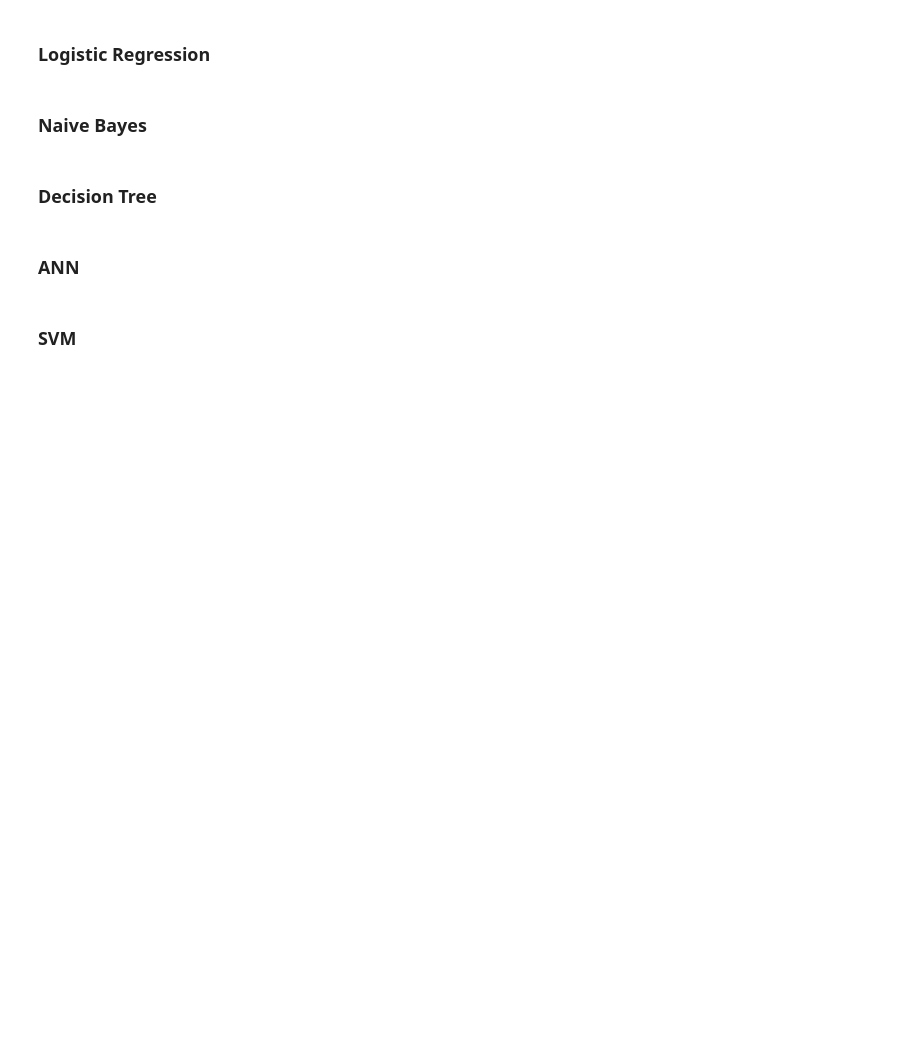
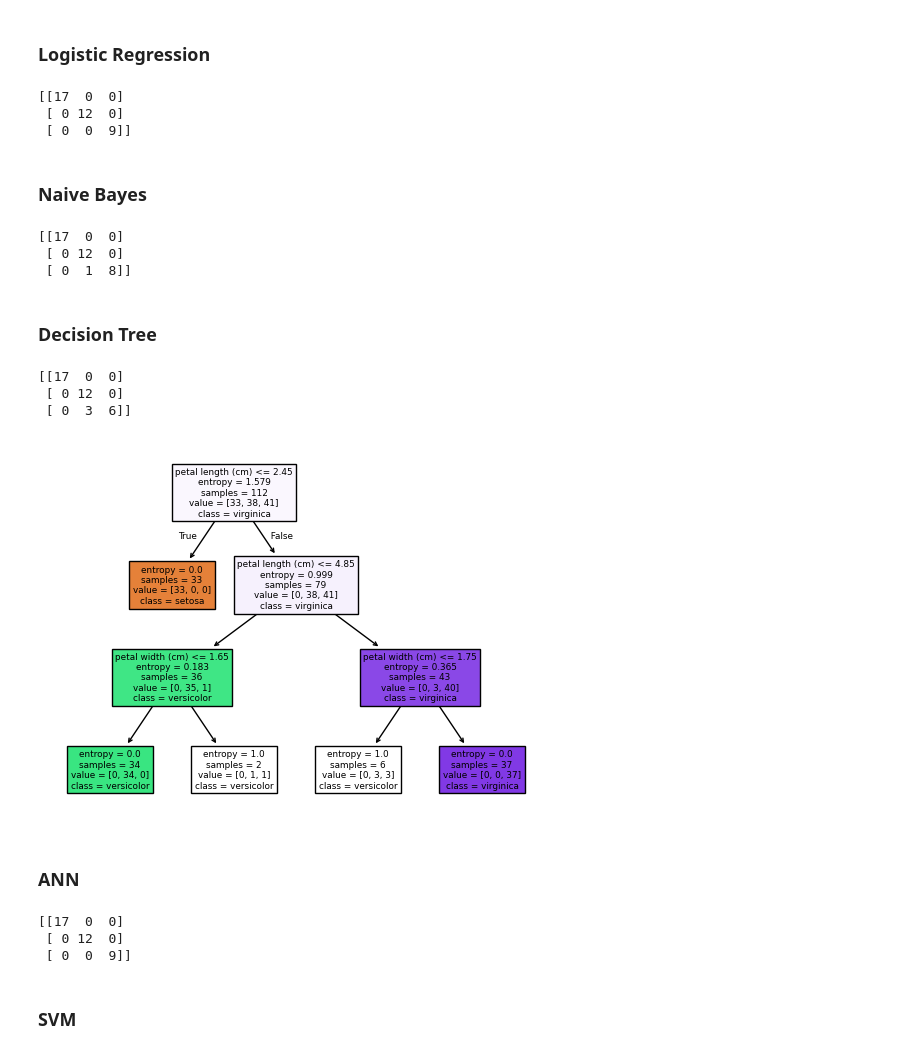
Before and after one commit to tims-exe/S5-Lab, a Jupyter notebook: ML/Record/Load.ipynb, the cells around one changed output. Cells and saved outputs as stored; diff of their text form; code cells hidden in the pictures; blank space fills up the shorter version.

```diff
--- a/ML/Record/Load.ipynb
+++ b/ML/Record/Load.ipynb
@@ -16,10 +20,88 @@ Y = digits.target
 # %% [markdown]
 ### Logistic Regression
+# %%
+from sklearn.linear_model import LogisticRegression
+
+model = LogisticRegression()
+
+model.fit(x_train, y_train)
+
+y_pred = model.predict(x_test)
+
+print(confusion_matrix(y_test, y_pred))
+# %% [output]
+[[17  0  0]
+ [ 0 12  0]
+ [ 0  0  9]]
 # %% [markdown]
 ### Naive Bayes
+# %%
+from sklearn.naive_bayes import GaussianNB
+
+model = GaussianNB()
+
+model.fit(x_train, y_train)
+
+y_pred = model.predict(x_test)
+
+print(confusion_matrix(y_test, y_pred))
+# %% [output]
+[[17  0  0]
+ [ 0 12  0]
+ [ 0  1  8]]
 # %% [markdown]
 ### Decision Tree
+# %%
+from sklearn.tree import DecisionTreeClassifier
+
+model = DecisionTreeClassifier(
+    criterion = 'entropy',
+    max_depth = 3
+)
+
+model.fit(x_train, y_train)
+
+y_pred = model.predict(x_test)
+
+print(confusion_matrix(y_test, y_pred))
+# %% [output]
+[[17  0  0]
+ [ 0 12  0]
+ [ 0  3  6]]
+# %%
+from sklearn import tree
+import matplotlib.pyplot as plt
+
+tree.plot_tree(
+    model,
+    filled = True,
+    feature_names = iris.feature_names,
+    class_names = iris.target_names
+)
+plt.show()
+# %% [output]
+[figure, added]
 # %% [markdown]
 ### ANN
+# %%
+from sklearn.neural_network import MLPClassifier
+
+model = MLPClassifier(
+    activation = 'identity',
+    solver = 'lbfgs',
+    hidden_layer_sizes = (16,),
+    max_iter = 100,
+    random_state = 42
+)
+
+model.fit(x_train, y_train)
+
+y_pred = model.predict(x_test)
+
+print(confusion_matrix(y_test, y_pred))
+# %% [output]
+[[17  0  0]
+ [ 0 12  0]
+ [ 0  0  9]]
 # %% [markdown]
 ### SVM
```
Also changed, not shown: parts of 3 cells of this notebook, 2 other files.
